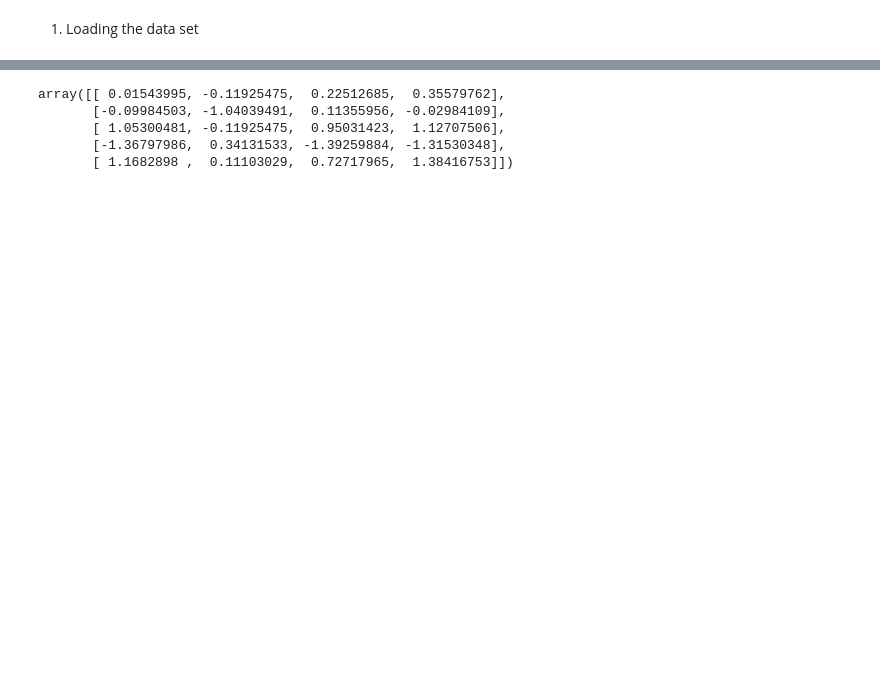
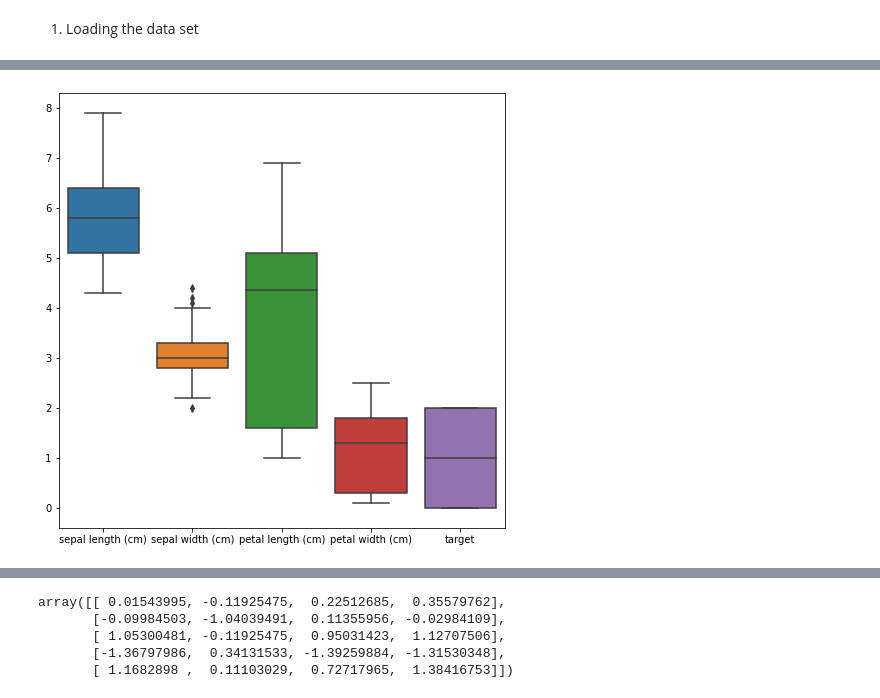
Before and after one commit to roiyeho/medium, a Jupyter notebook: scikit_learn_intro/ClassificationExample.ipynb, the cells around one changed output, grey strips where cells are left out. Saved outputs shown, nothing was run; the diff lists cells and outputs as text; code cells hidden in the pictures; blank space fills up the shorter version.

```diff
--- a/scikit_learn_intro/ClassificationExample.ipynb
+++ b/scikit_learn_intro/ClassificationExample.ipynb
@@ -32,0 +52,8 @@ df.head()
+# %%
+from matplotlib import rcParams
+rcParams['figure.figsize'] = 8, 8
+
+sns.boxplot(data=df)
+plt.savefig('figures/iris_boxplot.pdf', bbox_inches='tight')
+# %% [output]
+[figure, added]
```
Also changed, not shown: parts of 33 cells of this notebook, 7 other files.
